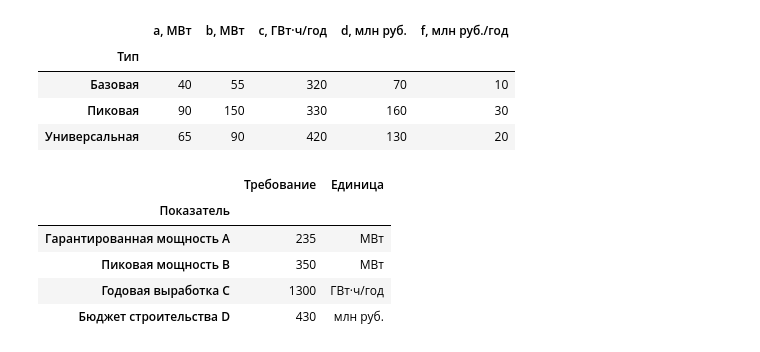
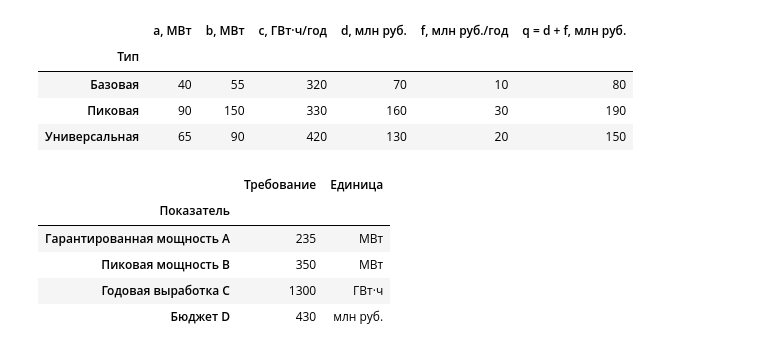
Before and after one commit to na-mramornom-nizu/sppr_26_10, a Jupyter notebook: sppr_bonus_energy.ipynb, the cells around one changed output. Saved outputs shown, nothing was run; the diff lists cells and outputs as text; code cells hidden in the pictures.

```diff
--- a/sppr_bonus_energy.ipynb
+++ b/sppr_bonus_energy.ipynb
@@ -15,42 +17,43 @@
 # %%
 import numpy as np
 import pandas as pd
 import pyomo.environ as pyo
 from IPython.display import display
 from pyomo.opt import TerminationCondition
+
+pd.set_option("display.max_columns", None)
+pd.set_option("display.width", 120)
 
 stations = pd.DataFrame({
     "Тип": ["Базовая", "Пиковая", "Универсальная"],
     "a, МВт": [40, 90, 65],
     "b, МВт": [55, 150, 90],
     "c, ГВт·ч/год": [320, 330, 420],
     "d, млн руб.": [70, 160, 130],
     "f, млн руб./год": [10, 30, 20],
 }).set_index("Тип")
+stations["q = d + f, млн руб."] = (
+    stations["d, млн руб."] + stations["f, млн руб./год"]
+)
 
 A, B, C, D = 235, 350, 1300, 430
 requirements = pd.DataFrame({
-    "Показатель": [
-        "Гарантированная мощность A",
-        "Пиковая мощность B",
-        "Годовая выработка C",
-        "Бюджет строительства D",
-    ],
+    "Показатель": ["Гарантированная мощность A", "Пиковая мощность B",
+                   "Годовая выработка C", "Бюджет D"],
     "Требование": [A, B, C, D],
-    "Единица": ["МВт", "МВт", "ГВт·ч/год", "млн руб."],
-}).set_index("Показатель")
-
+    "Единица": ["МВт", "МВт", "ГВт·ч", "млн руб."],
+})
 display(stations)
-display(requirements)
+display(requirements.set_index("Показатель"))
 # %% [output]
-|  | a, МВт | b, МВт | c, ГВт·ч/год | d, млн руб. | f, млн руб./год |
-| Тип |  |  |  |  |  |
-| Базовая | 40 | 55 | 320 | 70 | 10 |
-| Пиковая | 90 | 150 | 330 | 160 | 30 |
-| Универсальная | 65 | 90 | 420 | 130 | 20 |
+|  | a, МВт | b, МВт | c, ГВт·ч/год | d, млн руб. | f, млн руб./год | q = d + f, млн руб. |
+| Тип |  |  |  |  |  |  |
+| Базовая | 40 | 55 | 320 | 70 | 10 | 80 |
+| Пиковая | 90 | 150 | 330 | 160 | 30 | 190 |
+| Универсальная | 65 | 90 | 420 | 130 | 20 | 150 |
 |  | Требование | Единица |
 | Показатель |  |  |
 | Гарантированная мощность A | 235 | МВт |
 | Пиковая мощность B | 350 | МВт |
-| Годовая выработка C | 1300 | ГВт·ч/год |
-| Бюджет строительства D | 430 | млн руб. |
+| Годовая выработка C | 1300 | ГВт·ч |
+| Бюджет D | 430 | млн руб. |
```
Also changed, not shown: parts of 17 cells of this notebook, 2 other files.
